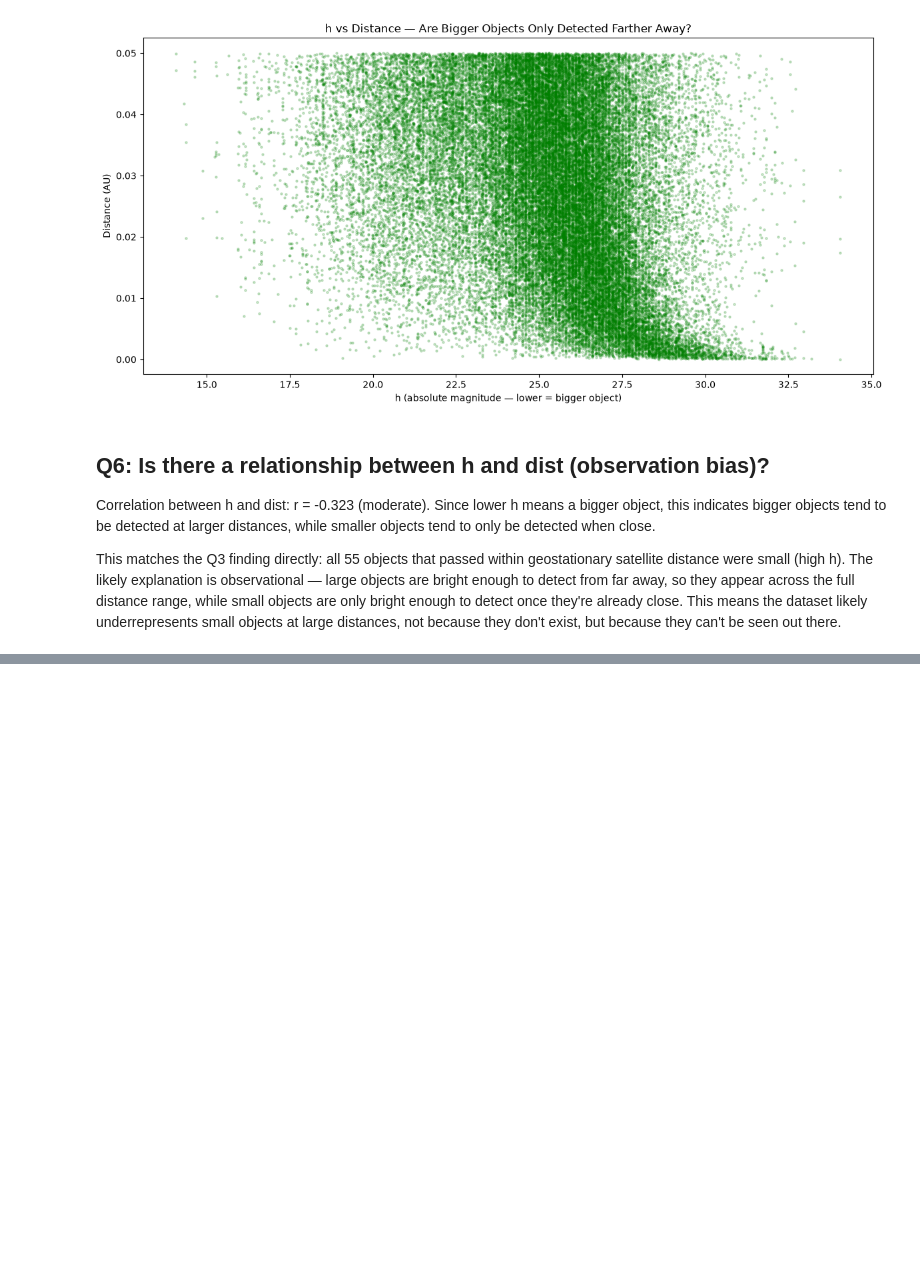
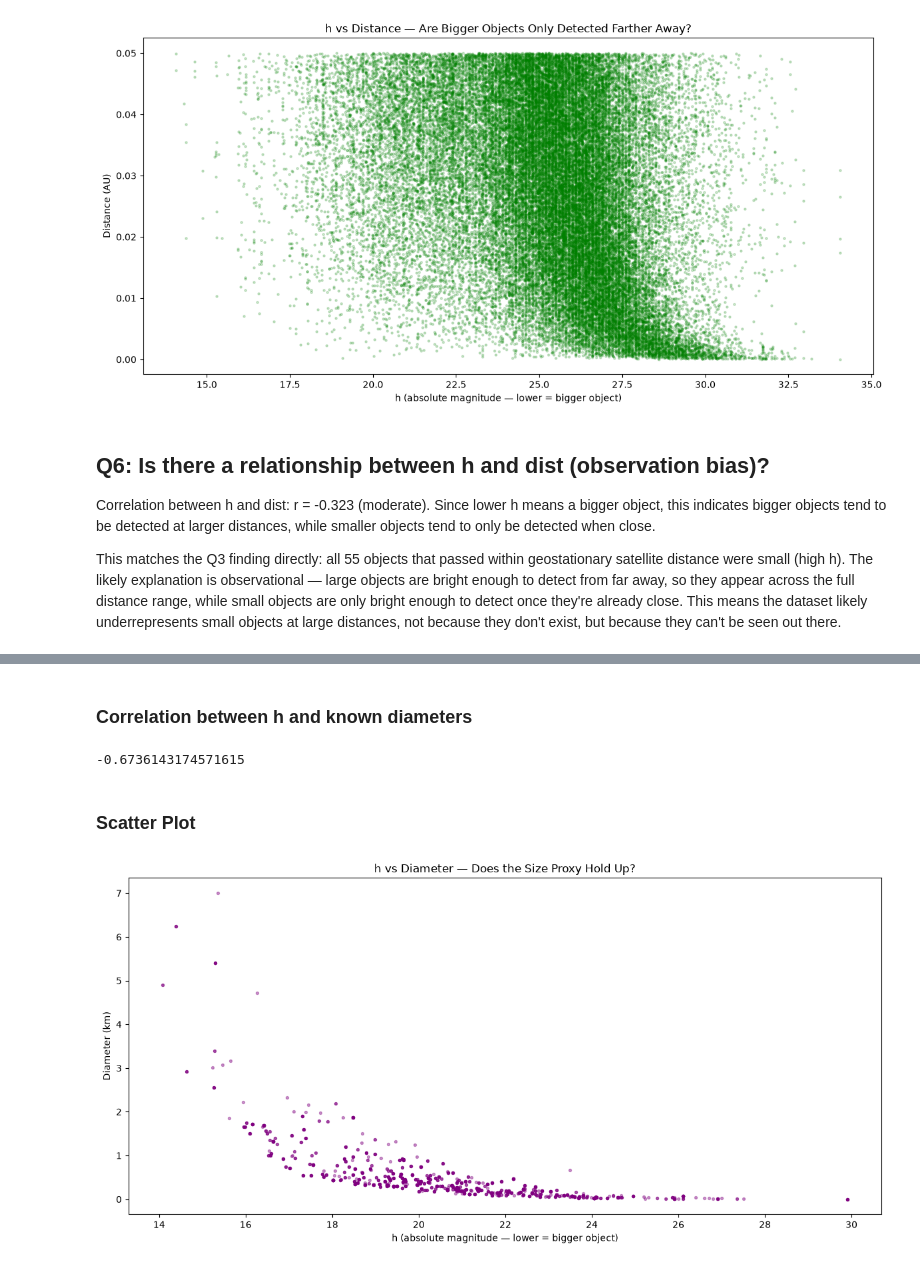
Before and after one commit to lashvv/nasa-neo-analysis, a Jupyter notebook: notebooks/04_eda.ipynb, the cells around one changed output, grey strips where cells are left out. Drawn from its saved outputs; the diff is of its cells as text; code cells hidden in the pictures; blank space fills up the shorter version.

```diff
--- a/notebooks/04_eda.ipynb
+++ b/notebooks/04_eda.ipynb
@@ -337,0 +340,24 @@ don't exist, but because they can't be seen out there.
+# %%
+diameter_known = df[df['diameter'].notna()]
+# %% [markdown]
+### Correlation between h and known diameters
+# %%
+correlation = diameter_known['h'].corr(diameter_known['diameter'])
+print(correlation)
+# %% [output]
+-0.6736143174571615
+# %% [markdown]
+### Scatter Plot
+# %%
+plt.figure(figsize=(12,6))
+
+plt.scatter(diameter_known['h'], diameter_known['diameter'], alpha=0.4, s=8, color='purple')
+
+plt.xlabel('h (absolute magnitude — lower = bigger object)')
+plt.ylabel('Diameter (km)')
+plt.title('h vs Diameter — Does the Size Proxy Hold Up?')
+
+plt.tight_layout()
+plt.show()
+# %% [output]
+[figure, added]
```
Also changed, not shown: parts of 3 cells of this notebook.
